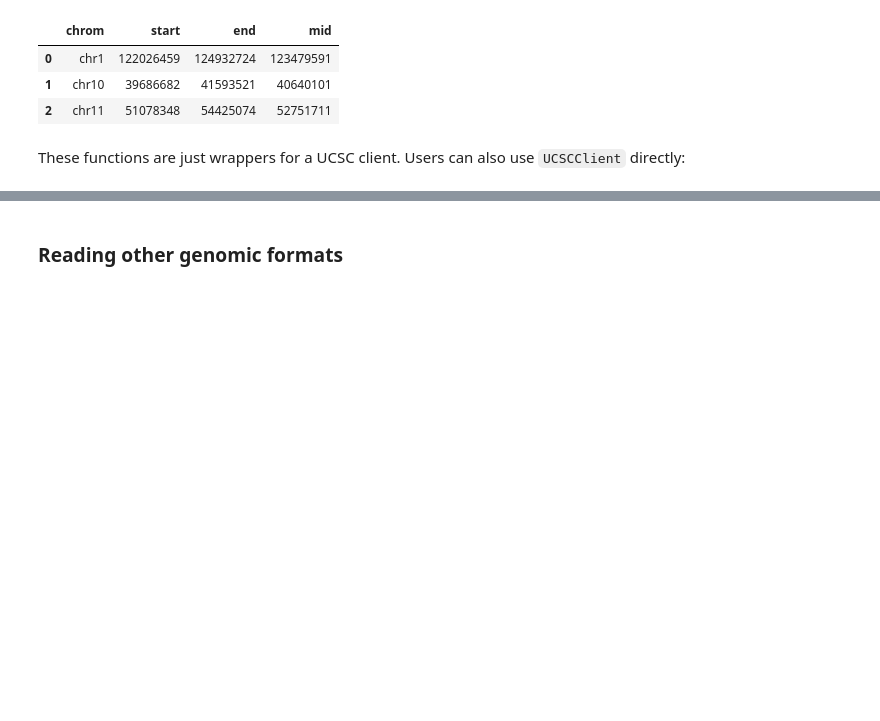
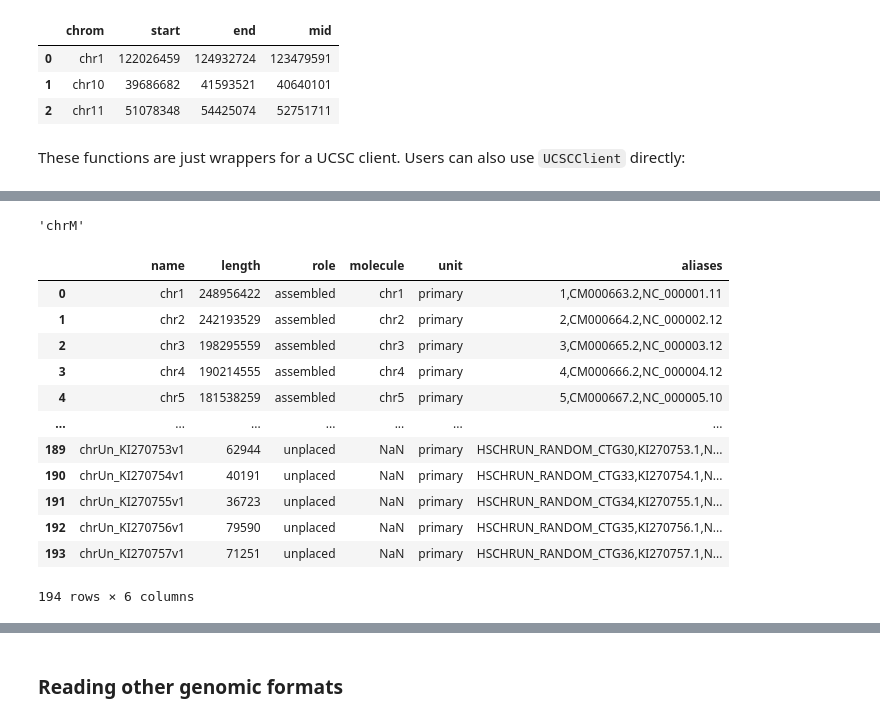
Before and after one commit to open2c/bioframe, a Jupyter notebook: docs/guide-io.ipynb, the cells around one changed output, grey strips where cells are left out. Saved outputs shown, nothing was run; the diff lists cells and outputs as text; code cells hidden in the pictures; blank space fills up the shorter version.

```diff
--- a/docs/guide-io.ipynb
+++ b/docs/guide-io.ipynb
@@ -211,0 +282,20 @@ client.fetch_cytoband()
+# %%
+hg38.alias_dict["MT"]
+# %% [output]
+'chrM'
+# %%
+bioframe.assembly_info("hg38", roles="all").seqinfo
+# %% [output]
+|  | name | length | role | molecule | unit | aliases |
+| 0 | chr1 | 248956422 | assembled | chr1 | primary | 1,CM000663.2,NC_000001.11 |
+| 1 | chr2 | 242193529 | assembled | chr2 | primary | 2,CM000664.2,NC_000002.12 |
+| 2 | chr3 | 198295559 | assembled | chr3 | primary | 3,CM000665.2,NC_000003.12 |
+| 3 | chr4 | 190214555 | assembled | chr4 | primary | 4,CM000666.2,NC_000004.12 |
+| 4 | chr5 | 181538259 | assembled | chr5 | primary | 5,CM000667.2,NC_000005.10 |
+| ... | ... | ... | ... | ... | ... | ... |
+| 189 | chrUn_KI270753v1 | 62944 | unplaced | NaN | primary | HSCHRUN_RANDOM_CTG30,KI270753.1,N... |
+| 190 | chrUn_KI270754v1 | 40191 | unplaced | NaN | primary | HSCHRUN_RANDOM_CTG33,KI270754.1,N... |
+| 191 | chrUn_KI270755v1 | 36723 | unplaced | NaN | primary | HSCHRUN_RANDOM_CTG34,KI270755.1,N... |
+| 192 | chrUn_KI270756v1 | 79590 | unplaced | NaN | primary | HSCHRUN_RANDOM_CTG35,KI270756.1,N... |
+| 193 | chrUn_KI270757v1 | 71251 | unplaced | NaN | primary | HSCHRUN_RANDOM_CTG36,KI270757.1,N... |
+194 rows × 6 columns
```
Also changed, not shown: parts of 11 cells of this notebook.
